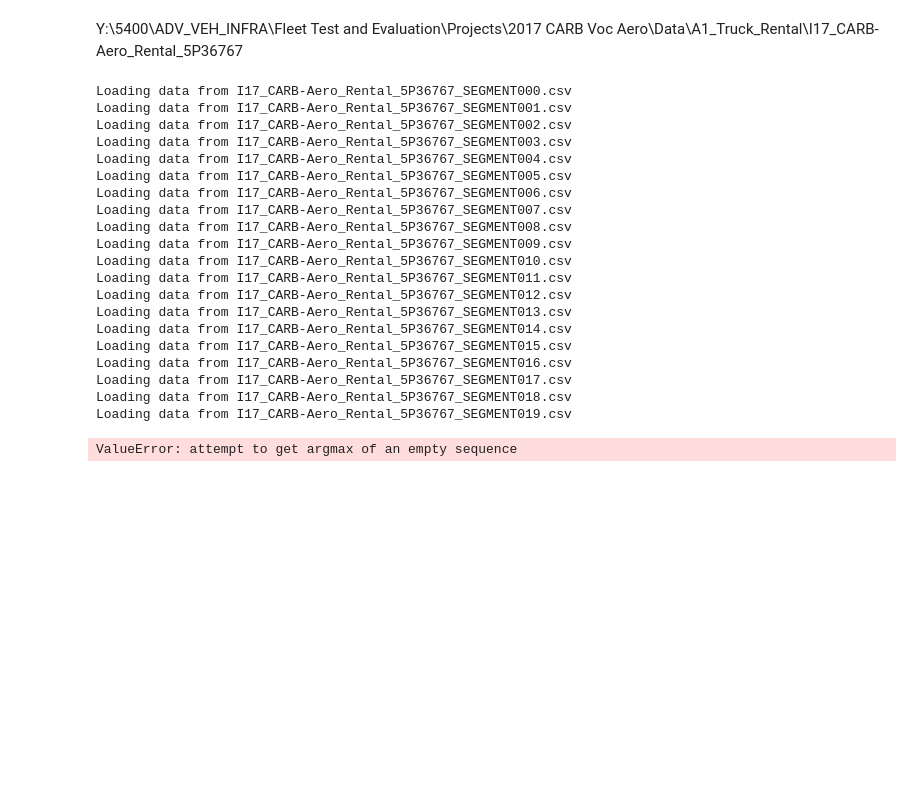
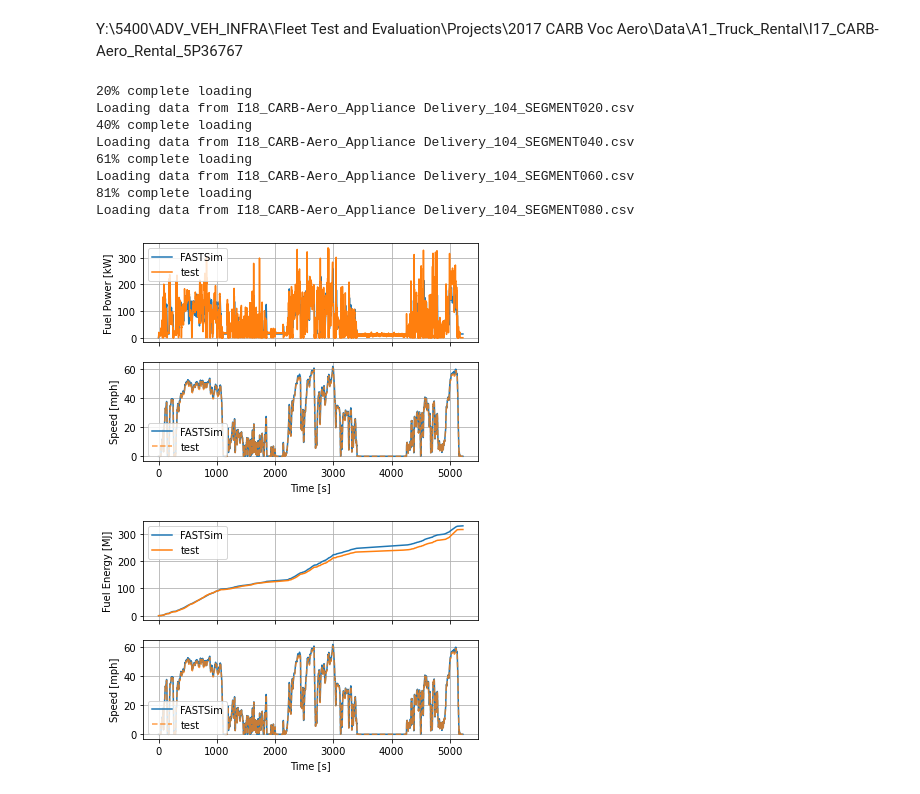
Before and after one commit to NREL/fastsim, a Jupyter notebook: docs/class4truck.ipynb, the cells around one changed output. Cells and saved outputs as stored; diff of their text form; code cells hidden in the pictures; blank space fills up the shorter version.

Commit message:
working on calibrating class 4 box truck

```diff
--- a/docs/class4truck.ipynb
+++ b/docs/class4truck.ipynb
@@ -369,7 +371,13 @@ Y:\5400\ADV_VEH_INFRA\Fleet Test and Evaluation\Projects\2017 CARB Voc Aero\Data
 # %%
 # function for loading data from Y drive
 # %%
-datadir = r'Y:\5400\ADV_VEH_INFRA\Fleet Test and Evaluation\Projects\2017 CARB Voc Aero\Data\A1_Truck_Rental\I17_CARB-Aero_Rental_5P36767'
+topdir = r'Y:\5400\ADV_VEH_INFRA\Fleet Test and Evaluation\Projects\2017 CARB Voc Aero\Data'
+# datadir = topdir + r'\A1_Truck_Rental\I17_CARB-Aero_Rental_5P36767' # no fuel flow
+# datadir = topdir + r'\Dy_Dee_Laudry_Service\I11_CARB-Aero_Laundry_Service_60007M2' # no fuel flow
+# datadir = topdir + r'\Coachella_Valley_Water_District\I7_CARB-Aero_Work_Truck_2400' # no fuel flow
+# datadir = topdir + r'\Coachella_Valley_Water_District\I20_CARB-Aero_Work_Truck_2437'  # no fuel flow
+datadir = topdir + r'\TeeVax\I18_CARB-Aero_Appliance Delivery_104'
+
 files = [file for file in
          os.listdir(datadir)
          if 'SEGMENT' in file]
@@ -388,37 +396,35 @@ with open(datadir + '\\' + files[0], 'r') as file:
 
 
 data2d = []
-for i in range(20):
-    print(f'Loading data from {files[i]}')
+last_segment = len(files) // 2
+print_prog = [10] # greater than zero triggers print at start
+for i in range(last_segment):
+    print_prog.append(np.floor(i / last_segment * 100) % 20)
+    if print_prog[-1] < print_prog[-2]:
+        print('{:.0%} complete loading'.format(i / last_segment))
+        print(f'Loading data from {files[i]}')
     with open(datadir + '\\' + files[i], 'r') as file:
         data = file.readlines()
         for i, row in enumerate(data[5:]):
             data2d.append(row.replace('\n', '').split(','))
 # %% [output]
-Loading data from I17_CARB-Aero_Rental_5P36767_SEGMENT000.csv
-Loading data from I17_CARB-Aero_Rental_5P36767_SEGMENT001.csv
-Loading data from I17_CARB-Aero_Rental_5P36767_SEGMENT002.csv
-Loading data from I17_CARB-Aero_Rental_5P36767_SEGMENT003.csv
-Loading data from I17_CARB-Aero_Rental_5P36767_SEGMENT004.csv
-Loading data from I17_CARB-Aero_Rental_5P36767_SEGMENT005.csv
-Loading data from I17_CARB-Aero_Rental_5P36767_SEGMENT006.csv
-Loading data from I17_CARB-Aero_Rental_5P36767_SEGMENT007.csv
-Loading data from I17_CARB-Aero_Rental_5P36767_SEGMENT008.csv
-Loading data from I17_CARB-Aero_Rental_5P36767_SEGMENT009.csv
-Loading data from I17_CARB-Aero_Rental_5P36767_SEGMENT010.csv
-Loading data from I17_CARB-Aero_Rental_5P36767_SEGMENT011.csv
-Loading data from I17_CARB-Aero_Rental_5P36767_SEGMENT012.csv
-Loading data from I17_CARB-Aero_Rental_5P36767_SEGMENT013.csv
-Loading data from I17_CARB-Aero_Rental_5P36767_SEGMENT014.csv
-Loading data from I17_CARB-Aero_Rental_5P36767_SEGMENT015.csv
-Loading data from I17_CARB-Aero_Rental_5P36767_SEGMENT016.csv
-Loading data from I17_CARB-Aero_Rental_5P36767_SEGMENT017.csv
-Loading data from I17_CARB-Aero_Rental_5P36767_SEGMENT018.csv
-Loading data from I17_CARB-Aero_Rental_5P36767_SEGMENT019.csv
+20% complete loading
+Loading data from I18_CARB-Aero_Appliance Delivery_104_SEGMENT020.csv
+40% complete loading
+Loading data from I18_CARB-Aero_Appliance Delivery_104_SEGMENT040.csv
+61% complete loading
+Loading data from I18_CARB-Aero_Appliance Delivery_104_SEGMENT060.csv
+81% complete loading
+Loading data from I18_CARB-Aero_Appliance Delivery_104_SEGMENT080.csv
 # %%
 df = pd.DataFrame(data2d, columns=columns)
 for col in df.columns:
     df[col] = pd.to_numeric(df[col], errors='ignore')
+# %%
+df['Speed [mph]'] = df['gps_Speed [km/h]'] / 1.61
+df['Fuel Power [kW]'] = df['EngFuelRate [l/h]'] / 3600 * rho_diesel * lhv_diesel
+df['Speed[mps]'] = df['gps_Speed [km/h]'].values * 0.278
+df['time[s]'] = df['time [s]']
 # %%
 time_jumps = np.where(df['time [s]'].values[1:] < df['time [s]'].values[:-1])[0]
 max_good_time_start = time_jumps[np.argmax(np.diff(time_jumps))] + 1
@@ -426,18 +432,17 @@ max_good_time_end = time_jumps[np.argmax(np.diff(time_jumps)) + 1]
 
 df = df.iloc[max_good_time_start:max_good_time_end]
 df.reset_index(inplace=True, drop=True)
-df['Speed [mph]'] = df['gps_Speed [km/h]'] / 1.61
-# %% [output]
-ValueError: attempt to get argmax of an empty sequence
 # %%
-cyc_A1 = cycle.Cycle(
-    cyc_dict={'cycSecs':df_isuzu['time[s]'].values,
-              'cycMps':df_isuzu['Speed[mps]'].values})\
+cyc_cust = cycle.Cycle(
+    cyc_dict={'cycSecs':df['time[s]'].values,
+              'cycMps':df['Speed[mps]'].values})\
     .get_numba_cyc()
 veh = vehicle.Vehicle(veh_file='../vehdb/Class 4 Truck.csv')
-# veh.dragCoef = 0.1
-# veh.vehKg = 4500
+veh.dragCoef = 0.35
+veh.wheelRrCoef = 0.005
+veh.vehKg = 6351
+veh.auxKw = 2
 veh_jit = veh.get_numba_veh()
 
-sd_A1 = simdrive.SimDriveJit(cyc_A1, veh_jit)
-sd_A1.sim_drive()
+sd_cust = simdrive.SimDriveJit(cyc_cust, veh_jit)
+sd_cust.sim_drive()
@@ -445,0 +449,6 @@ plot_fuel_power(sd_isuzu, df_isuzu, save_name='fastim vs isuzu test', roll_width
+# %%
+plot_fuel_power(sd_cust, df, 'thinger')
+plot_fuel_energy(sd_cust, df, 'thinger')
+# %% [output]
+[figure, added]
+[figure, added]
```
Also changed, not shown: parts of 3 cells of this notebook, 2 other files.
